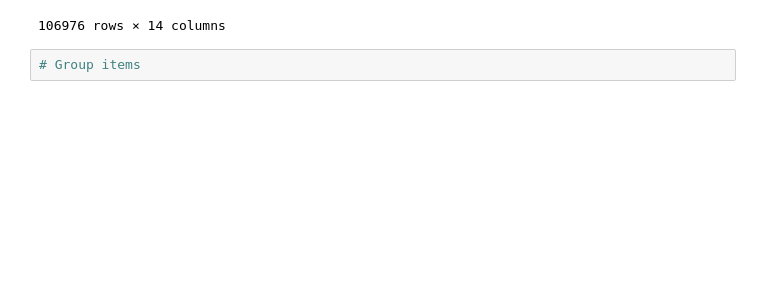
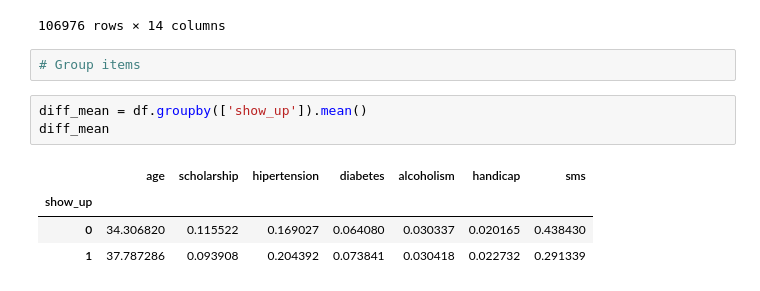
Before and after one commit to annesteinbach/supervised_learning_implementation, a Jupyter notebook: supervised_learning.ipynb, the cells around one changed output. Cells and saved outputs as stored; diff of their text form; blank space fills up the shorter version.

```diff
--- a/supervised_learning.ipynb
+++ b/supervised_learning.ipynb
@@ -297,3 +297,11 @@ df.query('age > 0 & age < 100')
 106976 rows × 14 columns
 # %%
 # Group items
+# %%
+diff_mean = df.groupby(['show_up']).mean()
+diff_mean
+# %% [output]
+|  | age | scholarship | hipertension | diabetes | alcoholism | handicap | sms |
+| show_up |  |  |  |  |  |  |  |
+| 0 | 34.306820 | 0.115522 | 0.169027 | 0.064080 | 0.030337 | 0.020165 | 0.438430 |
+| 1 | 37.787286 | 0.093908 | 0.204392 | 0.073841 | 0.030418 | 0.022732 | 0.291339 |
```
Also changed, not shown: parts of 6 cells of this notebook.
